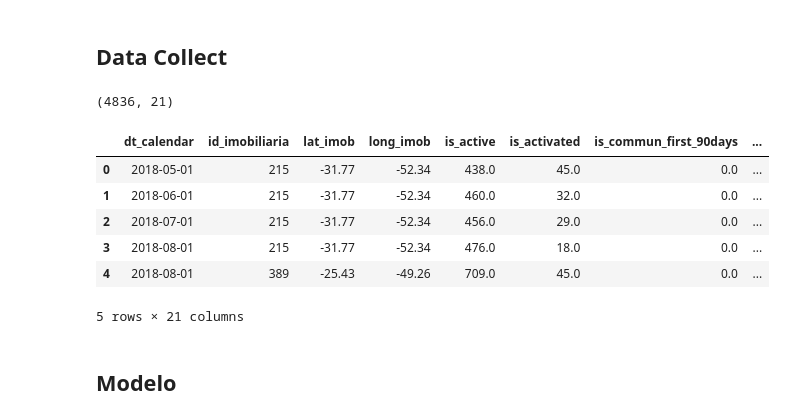
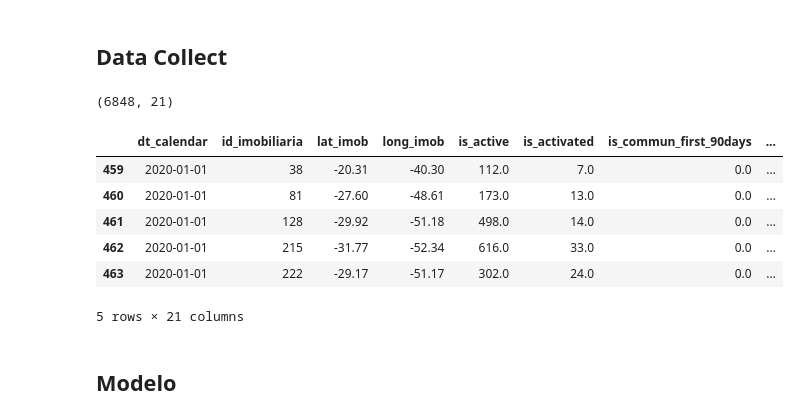
Before and after one commit to loft-br/cp-score-imobiliaria, a Jupyter notebook: notebooks/score-imob.ipynb, the cells around one changed output. Drawn from its saved outputs; the diff is of its cells as text; code cells hidden in the pictures.

```diff
--- a/notebooks/score-imob.ipynb
+++ b/notebooks/score-imob.ipynb
@@ -24,19 +25,21 @@ warnings.filterwarnings('ignore')
 # %% [markdown]
 ## Data Collect
 # %%
-df_model = pd.read_csv("notebooks/outputs/df_model_2.csv")
+df_model = pd.read_csv("notebooks/outputs/df_model_1st.csv")
+
+df_model = df_model[(df_model.dt_calendar >= "2020-01")]
 df_model["dt_calendar"] = pd.to_datetime(df_model["dt_calendar"])
 
 print(df_model.shape)
 df_model.head()
 # %% [output]
-(4836, 21)
+(6848, 21)
 |  | dt_calendar | id_imobiliaria | lat_imob | long_imob | is_active | is_activated | is_commun_first_90days | ... |
-| 0 | 2018-05-01 | 215 | -31.77 | -52.34 | 438.0 | 45.0 | 0.0 | ... |
-| 1 | 2018-06-01 | 215 | -31.77 | -52.34 | 460.0 | 32.0 | 0.0 | ... |
-| 2 | 2018-07-01 | 215 | -31.77 | -52.34 | 456.0 | 29.0 | 0.0 | ... |
-| 3 | 2018-08-01 | 215 | -31.77 | -52.34 | 476.0 | 18.0 | 0.0 | ... |
-| 4 | 2018-08-01 | 389 | -25.43 | -49.26 | 709.0 | 45.0 | 0.0 | ... |
+| 459 | 2020-01-01 | 38 | -20.31 | -40.30 | 112.0 | 7.0 | 0.0 | ... |
+| 460 | 2020-01-01 | 81 | -27.60 | -48.61 | 173.0 | 13.0 | 0.0 | ... |
+| 461 | 2020-01-01 | 128 | -29.92 | -51.18 | 498.0 | 14.0 | 0.0 | ... |
+| 462 | 2020-01-01 | 215 | -31.77 | -52.34 | 616.0 | 33.0 | 0.0 | ... |
+| 463 | 2020-01-01 | 222 | -29.17 | -51.17 | 302.0 | 24.0 | 0.0 | ... |
 5 rows × 21 columns
 # %% [markdown]
 ## Modelo
```
Also changed, not shown: parts of 26 cells of this notebook, 7 other files.
